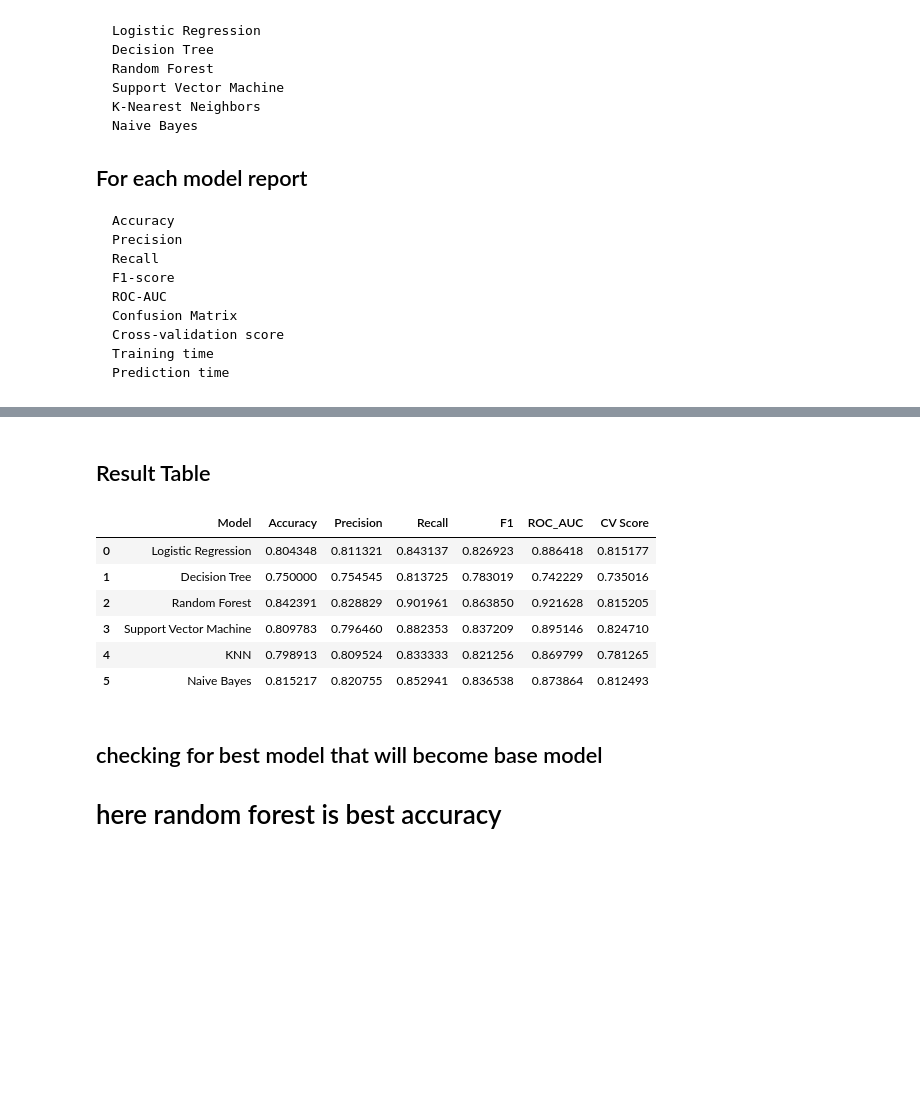
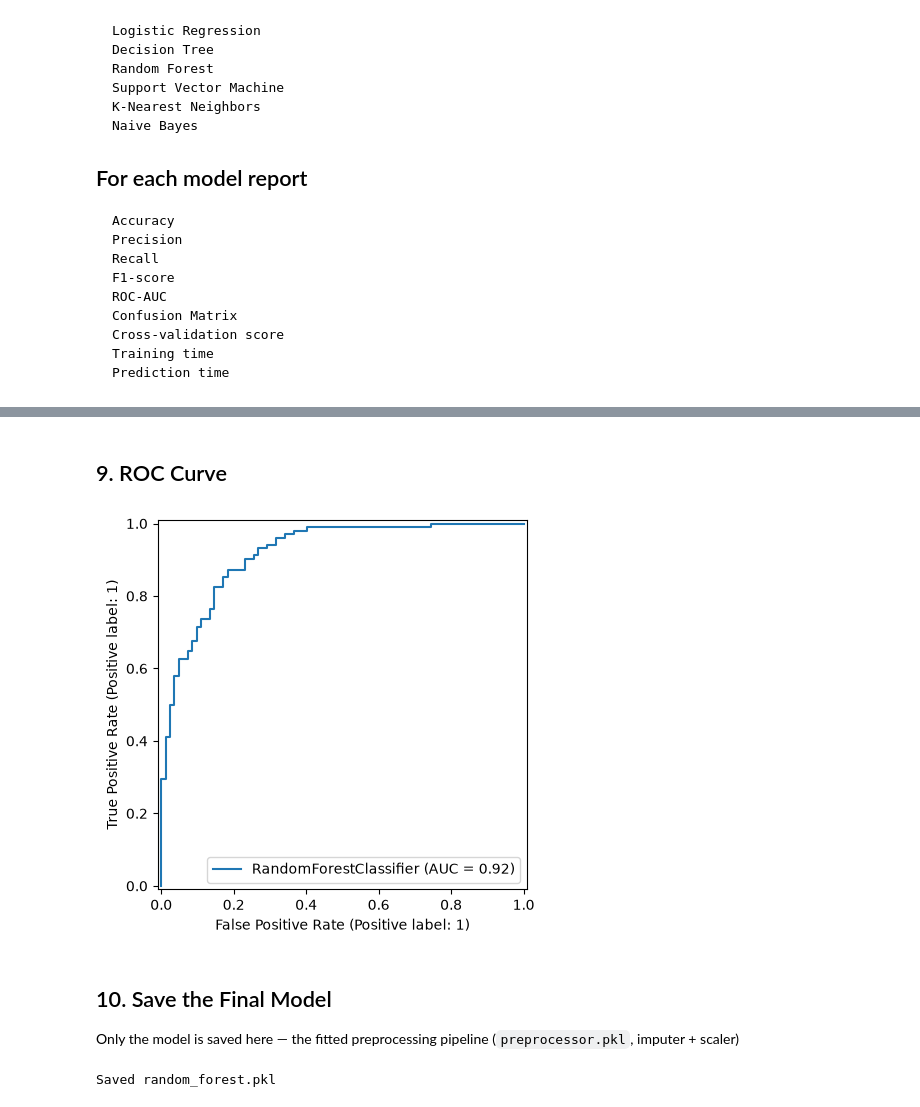
Before and after one commit to Thakurji890/Heart-Disease-Prediction, a Jupyter notebook: notebooks/03_Baseline_Models.ipynb, the cells around one changed output, grey strips where cells are left out. Drawn from its saved outputs; the diff is of its cells as text; code cells hidden in the pictures; blank space fills up the shorter version.

```diff
--- a/notebooks/03_Baseline_Models.ipynb
+++ b/notebooks/03_Baseline_Models.ipynb
@@ -153,9 +175,3 @@ def evaluate_model(model):
 # %%
-from sklearn.impute import SimpleImputer
-
-# Create the imputer (fills missing values with the mean of each column)
-imputer = SimpleImputer(strategy='mean')
-
-# Impute X_train and X_test
-X_train = imputer.fit_transform(X_train)
-X_test = imputer.transform(X_test)
+prediction = best_model.predict(X_test)
+print(classification_report(y_test, prediction))
@@ -162,48 +187,18 @@ X_test = imputer.transform(X_test)
+# %% [markdown]
+## 9. ROC Curve
 # %%
-results = []
-
-for name, model in models.items():
-
-    metrics = evaluate_model(model)
-
-    results.append([name] + metrics)
+RocCurveDisplay.from_estimator(best_model, X_test, y_test)
+plt.show()
+# %% [output]
+[figure, added]
 # %% [markdown]
-## Result Table
+## 10. Save the Final Model
+
+Only the model is saved here — the fitted preprocessing pipeline (`preprocessor.pkl`, imputer + scaler)
 # %%
-results_df = pd.DataFrame(
+import joblib
 
-    results,
-
-    columns=[
-
-        "Model",
-
-        "Accuracy",
-
-        "Precision",
-
-        "Recall",
-
-        "F1",
-
-        "ROC_AUC",
-
-        "CV Score"
-
-    ]
-
-)
-
-results_df
+joblib.dump(best_model, "../models/random_forest.pkl")
+print("Saved random_forest.pkl")
 # %% [output]
-|  | Model | Accuracy | Precision | Recall | F1 | ROC_AUC | CV Score |
-| 0 | Logistic Regression | 0.804348 | 0.811321 | 0.843137 | 0.826923 | 0.886418 | 0.815177 |
-| 1 | Decision Tree | 0.750000 | 0.754545 | 0.813725 | 0.783019 | 0.742229 | 0.735016 |
-| 2 | Random Forest | 0.842391 | 0.828829 | 0.901961 | 0.863850 | 0.921628 | 0.815205 |
-| 3 | Support Vector Machine | 0.809783 | 0.796460 | 0.882353 | 0.837209 | 0.895146 | 0.824710 |
-| 4 | KNN | 0.798913 | 0.809524 | 0.833333 | 0.821256 | 0.869799 | 0.781265 |
-| 5 | Naive Bayes | 0.815217 | 0.820755 | 0.852941 | 0.836538 | 0.873864 | 0.812493 |
+Saved random_forest.pkl
-# %% [markdown]
-## checking for best model that will become base model
-
-# here random forest is best accuracy
```
Also changed, not shown: parts of 26 cells of this notebook, 1 other file.
